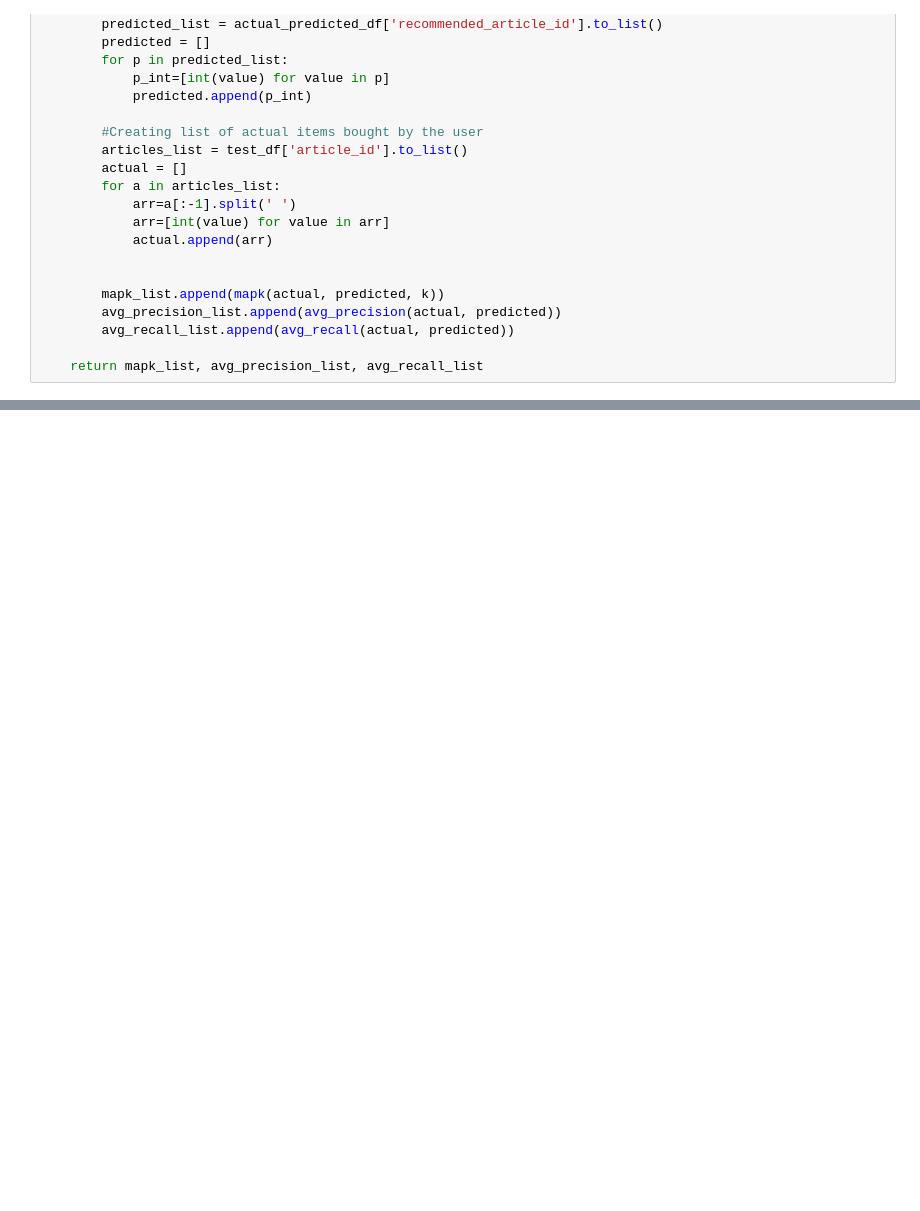
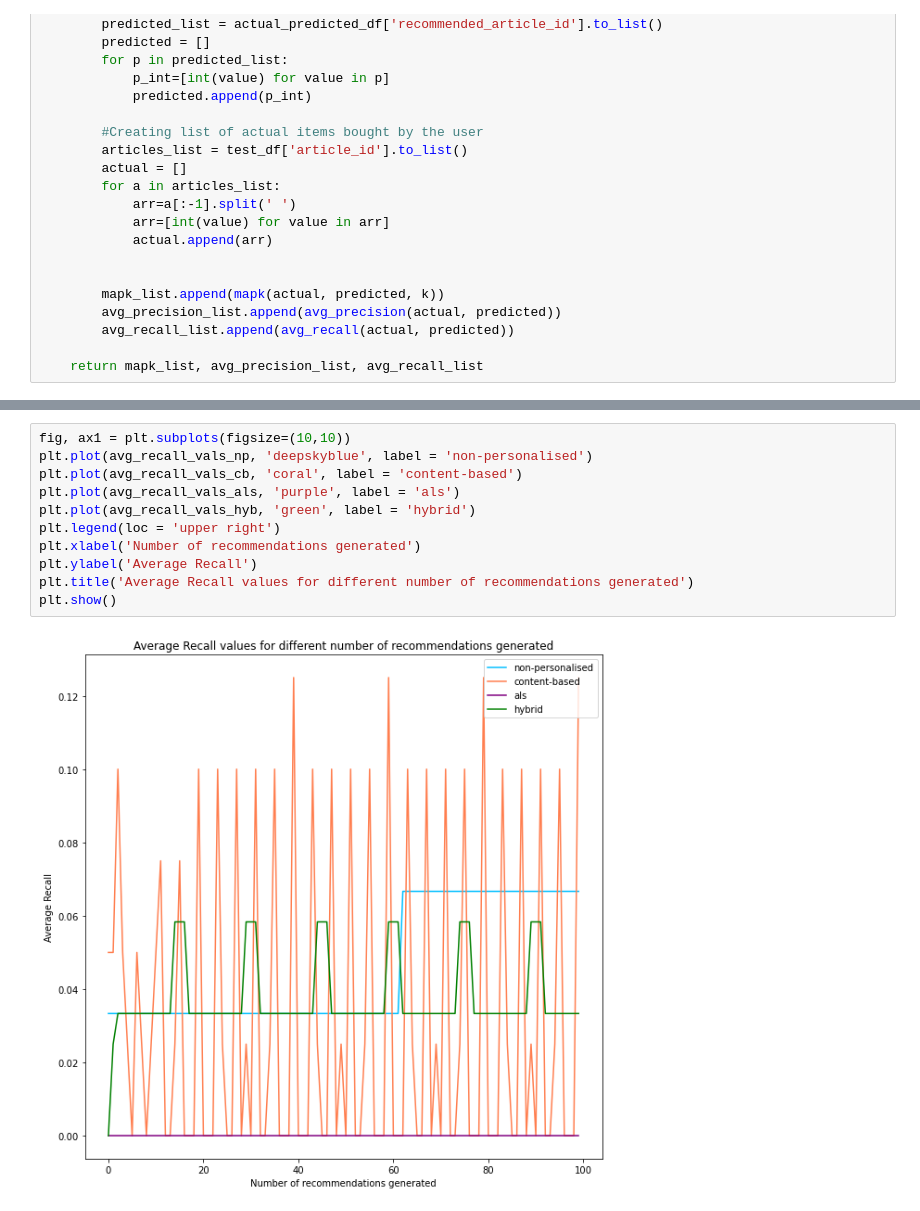
Before and after one commit to aindrila28/recommender_systems, a Jupyter notebook: models.ipynb, the cells around one changed output, grey strips where cells are left out. Drawn from its saved outputs; the diff is of its cells as text; blank space fills up the shorter version.

```diff
--- a/models.ipynb
+++ b/models.ipynb
@@ -523,0 +1004,13 @@ k=100: 0.015385206460206455
+# %%
+fig, ax1 = plt.subplots(figsize=(10,10))
+plt.plot(avg_recall_vals_np, 'deepskyblue', label = 'non-personalised')
+plt.plot(avg_recall_vals_cb, 'coral', label = 'content-based')
+plt.plot(avg_recall_vals_als, 'purple', label = 'als')
+plt.plot(avg_recall_vals_hyb, 'green', label = 'hybrid')
+plt.legend(loc = 'upper right')
+plt.xlabel('Number of recommendations generated')
+plt.ylabel('Average Recall')
+plt.title('Average Recall values for different number of recommendations generated')
+plt.show()
+# %% [output]
+[figure, added]
```
Also changed, not shown: parts of 58 cells of this notebook.
